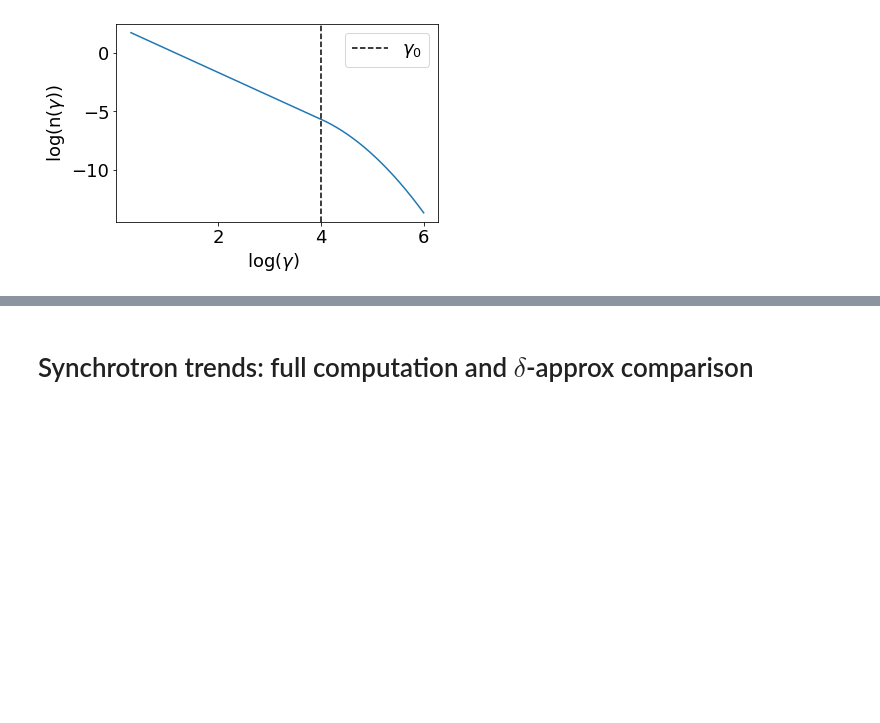
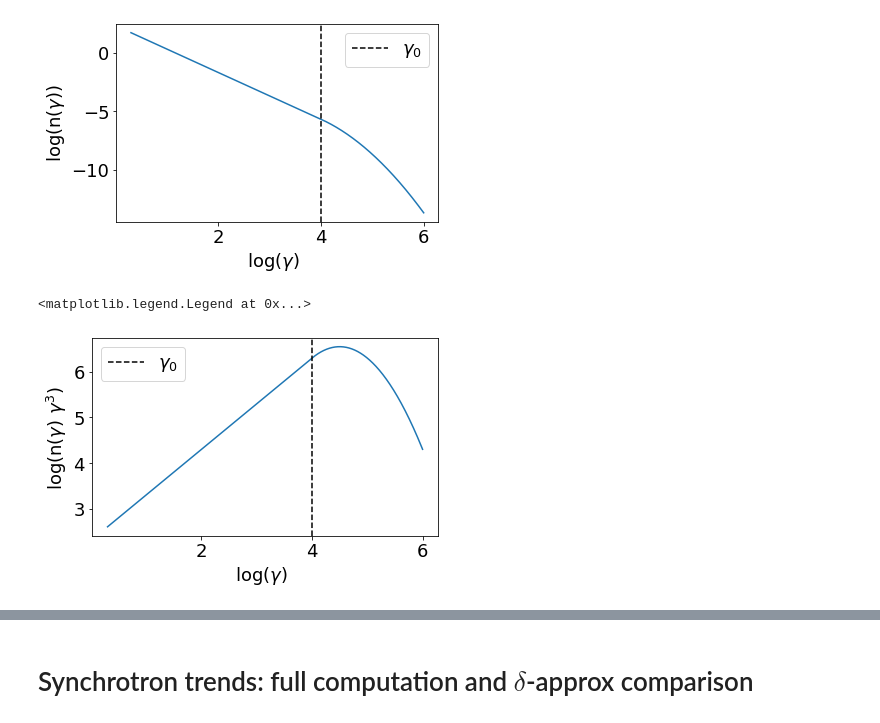
Before and after one commit to andreatramacere/UniGe_HighEnergy_Astrophysics_Lesson, a Jupyter notebook: Tutorial_2.ipynb, the cells around one changed output, grey strips where cells are left out. Drawn from its saved outputs; the diff is of its cells as text; code cells hidden in the pictures; blank space fills up the shorter version.

```diff
--- a/Tutorial_2.ipynb
+++ b/Tutorial_2.ipynb
@@ -166,3 +166,10 @@ p.ax.legend()
 # %% [output]
 <matplotlib.legend.Legend at 0x...>
 [figure]
+# %%
+p=my_jet.electron_distribution.plot3p()
+p.ax.axvline(4.0,ls='--',c='black',label=r'$\gamma_0$')
+p.ax.legend()
+# %% [output]
+<matplotlib.legend.Legend at 0x...>
+[figure, added]
```
Also changed, not shown: parts of 2 cells of this notebook.
